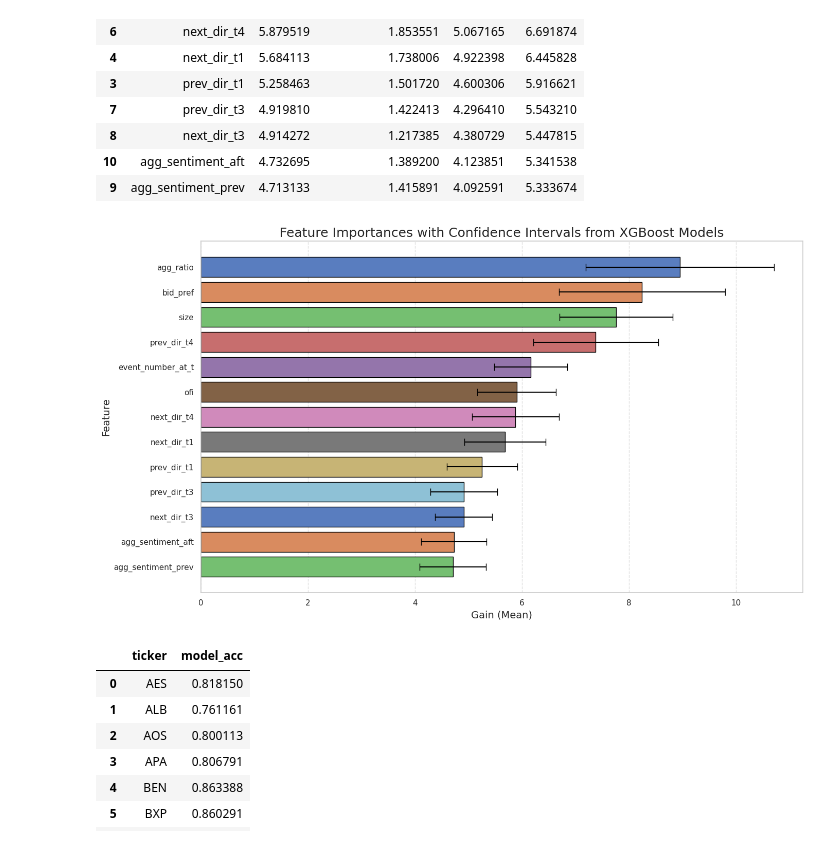
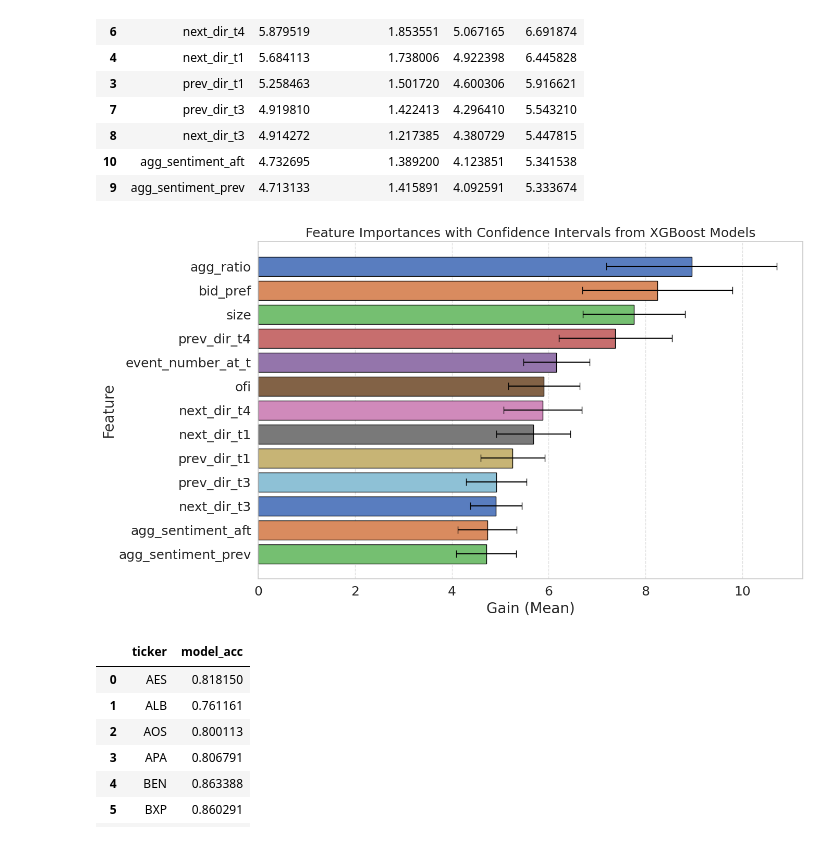
Before and after one commit to JingHui-Tan/dissertation-iceberg, a Jupyter notebook: EDA_ML.ipynb, the cells around one changed output. Saved outputs shown, nothing was run; the diff lists cells and outputs as text; code cells hidden in the pictures.

```diff
--- a/EDA_ML.ipynb
+++ b/EDA_ML.ipynb
@@ -112,12 +112,14 @@ Processed files: RL_2012-11-14_34200000_57600000_orderbook_1.csv RL_2012-11-14_3
 Processed files: RL_2012-11-23_34200000_57600000_orderbook_1.csv RL_2012-11-23_34200000_57600000_message_1.csv
 Processed files: RL_2012-12-27_34200000_57600000_orderbook_1.csv RL_2012-12-27_34200000_57600000_message_1.csv
 # %%
+plt.rcParams.update({'font.size': 16})
+
 df_features_dropped = df_features.drop(columns=['event_number_at_t', 'hid_at_ask', 'hid_at_bid'])
 
 correlation_matrix = df_features_dropped.merge(df_output, left_index=True, right_index=True).corr()
 # Plotting the heatmap
 plt.figure(figsize=(10, 8))
 sns.heatmap(correlation_matrix, annot=True, annot_kws={"size": 8}, cmap='coolwarm', linewidths=0.5)
-plt.title('Correlation Heatmap of DataFrame Features')
+plt.title('Correlation Heatmap of Features')
 plt.show()
 # %% [output]
@@ -251,30 +253,35 @@ results_importance
 # %%
 # Calculate the error (difference between mean and CI bounds)
 results_importance['error_lower'] = results_importance['Mean'] - results_importance['lower_CI']
 results_importance['error_upper'] = results_importance['higher_CI'] - results_importance['Mean']
 
 # Create the barplot without error bars
 plt.figure(figsize=(14, 8))
+plt.rcParams.update({'font.size': 18})
+
 ax = sns.barplot(x='Mean', y='Feature', data=results_importance, palette='muted', edgecolor='black')
 
 # Add the error bars manually
 ax.errorbar(results_importance['Mean'], results_importance['Feature'], xerr=[results_importance['error_lower'], results_importance['error_upper']], fmt='none', c='black', capsize=5)
 
 # Set labels and title
-plt.xlabel('Gain (Mean)', fontsize=14)
-plt.ylabel('Feature', fontsize=14)
+plt.xlabel('Gain (Mean)', fontsize=20)
+plt.ylabel('Feature', fontsize=20)
 plt.title('Feature Importances with Confidence Intervals from XGBoost Models', fontsize=18)
+
+plt.xticks(fontsize=18)
+plt.yticks(fontsize=18)
 
 # Add gridlines
 plt.grid(True, linestyle='--', alpha=0.6, axis='x')
 
 # Adjust layout
 plt.tight_layout()
 
 # Show the plot
 plt.show()
 # %% [output]
-[figure, old version]
+[figure, new version]
 # %%
 result_ML = pd.read_csv("/nfs/home/jingt/dissertation-iceberg/data/output_results/2019/tickers_comb_pred.csv")
 # %%
```
Also changed, not shown: parts of 3 cells of this notebook, 3 other files.
